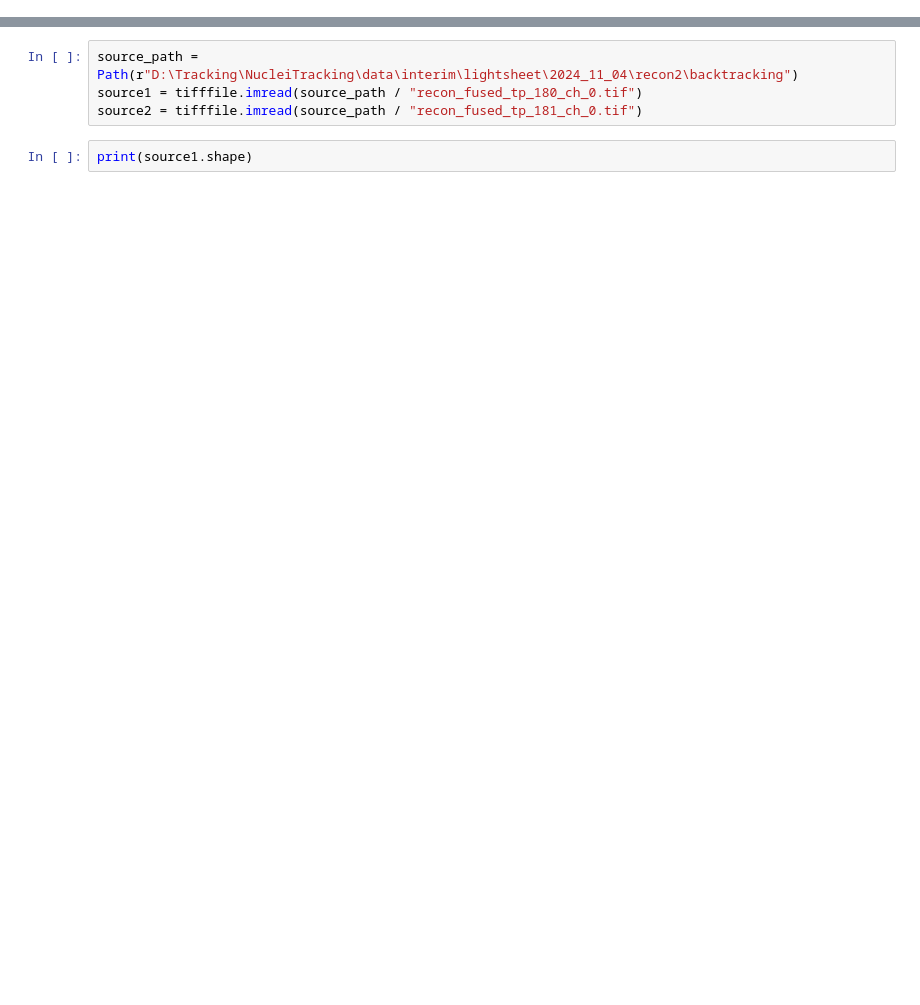
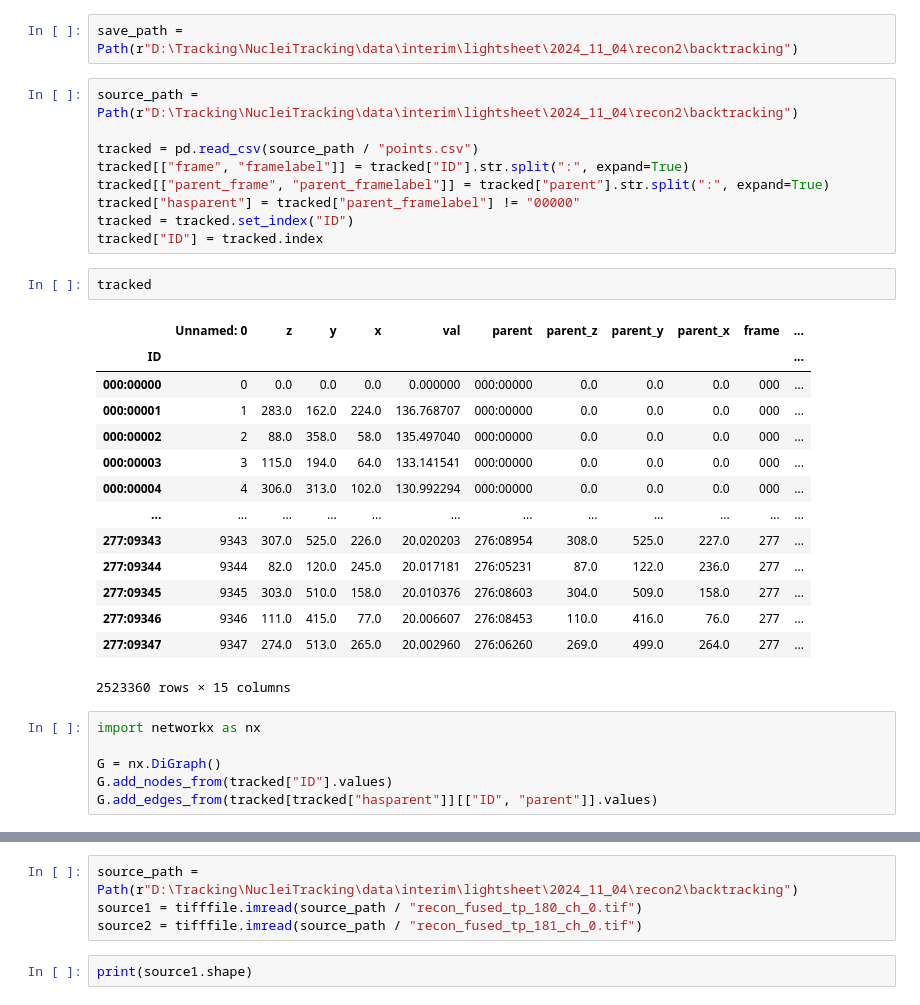
Before and after one commit to Harrison-Oatman/NucleiTracking, a Jupyter notebook: notebooks/backtracking.ipynb, the cells around one changed output, grey strips where cells are left out. Saved outputs shown, nothing was run; the diff lists cells and outputs as text; blank space fills up the shorter version.

```diff
--- a/notebooks/backtracking.ipynb
+++ b/notebooks/backtracking.ipynb
@@ -41,0 +40,34 @@ cpal = sns.cubehelix_palette(start=-0.25, rot=2, as_cmap=True)
+# %%
+save_path = Path(r"D:\Tracking\NucleiTracking\data\interim\lightsheet\2024_11_04\recon2\backtracking")
+# %%
+source_path = Path(r"D:\Tracking\NucleiTracking\data\interim\lightsheet\2024_11_04\recon2\backtracking")
+
+tracked = pd.read_csv(source_path / "points.csv")
+tracked[["frame", "framelabel"]] = tracked["ID"].str.split(":", expand=True)
+tracked[["parent_frame", "parent_framelabel"]] = tracked["parent"].str.split(":", expand=True)
+tracked["hasparent"] = tracked["parent_framelabel"] != "00000"
+tracked = tracked.set_index("ID")
+tracked["ID"] = tracked.index
+# %%
+tracked
+# %% [output]
+|  | Unnamed: 0 | z | y | x | val | parent | parent_z | parent_y | parent_x | frame | ... |
+| ID |  |  |  |  |  |  |  |  |  |  | ... |
+| 000:00000 | 0 | 0.0 | 0.0 | 0.0 | 0.000000 | 000:00000 | 0.0 | 0.0 | 0.0 | 000 | ... |
+| 000:00001 | 1 | 283.0 | 162.0 | 224.0 | 136.768707 | 000:00000 | 0.0 | 0.0 | 0.0 | 000 | ... |
+| 000:00002 | 2 | 88.0 | 358.0 | 58.0 | 135.497040 | 000:00000 | 0.0 | 0.0 | 0.0 | 000 | ... |
+| 000:00003 | 3 | 115.0 | 194.0 | 64.0 | 133.141541 | 000:00000 | 0.0 | 0.0 | 0.0 | 000 | ... |
+| 000:00004 | 4 | 306.0 | 313.0 | 102.0 | 130.992294 | 000:00000 | 0.0 | 0.0 | 0.0 | 000 | ... |
+| ... | ... | ... | ... | ... | ... | ... | ... | ... | ... | ... | ... |
+| 277:09343 | 9343 | 307.0 | 525.0 | 226.0 | 20.020203 | 276:08954 | 308.0 | 525.0 | 227.0 | 277 | ... |
+| 277:09344 | 9344 | 82.0 | 120.0 | 245.0 | 20.017181 | 276:05231 | 87.0 | 122.0 | 236.0 | 277 | ... |
+| 277:09345 | 9345 | 303.0 | 510.0 | 158.0 | 20.010376 | 276:08603 | 304.0 | 509.0 | 158.0 | 277 | ... |
+| 277:09346 | 9346 | 111.0 | 415.0 | 77.0 | 20.006607 | 276:08453 | 110.0 | 416.0 | 76.0 | 277 | ... |
+| 277:09347 | 9347 | 274.0 | 513.0 | 265.0 | 20.002960 | 276:06260 | 269.0 | 499.0 | 264.0 | 277 | ... |
+2523360 rows × 15 columns
+# %%
+import networkx as nx
+
+G = nx.DiGraph()
+G.add_nodes_from(tracked["ID"].values)
+G.add_edges_from(tracked[tracked["hasparent"]][["ID", "parent"]].values)
```
Also changed, not shown: parts of 12 cells of this notebook.
